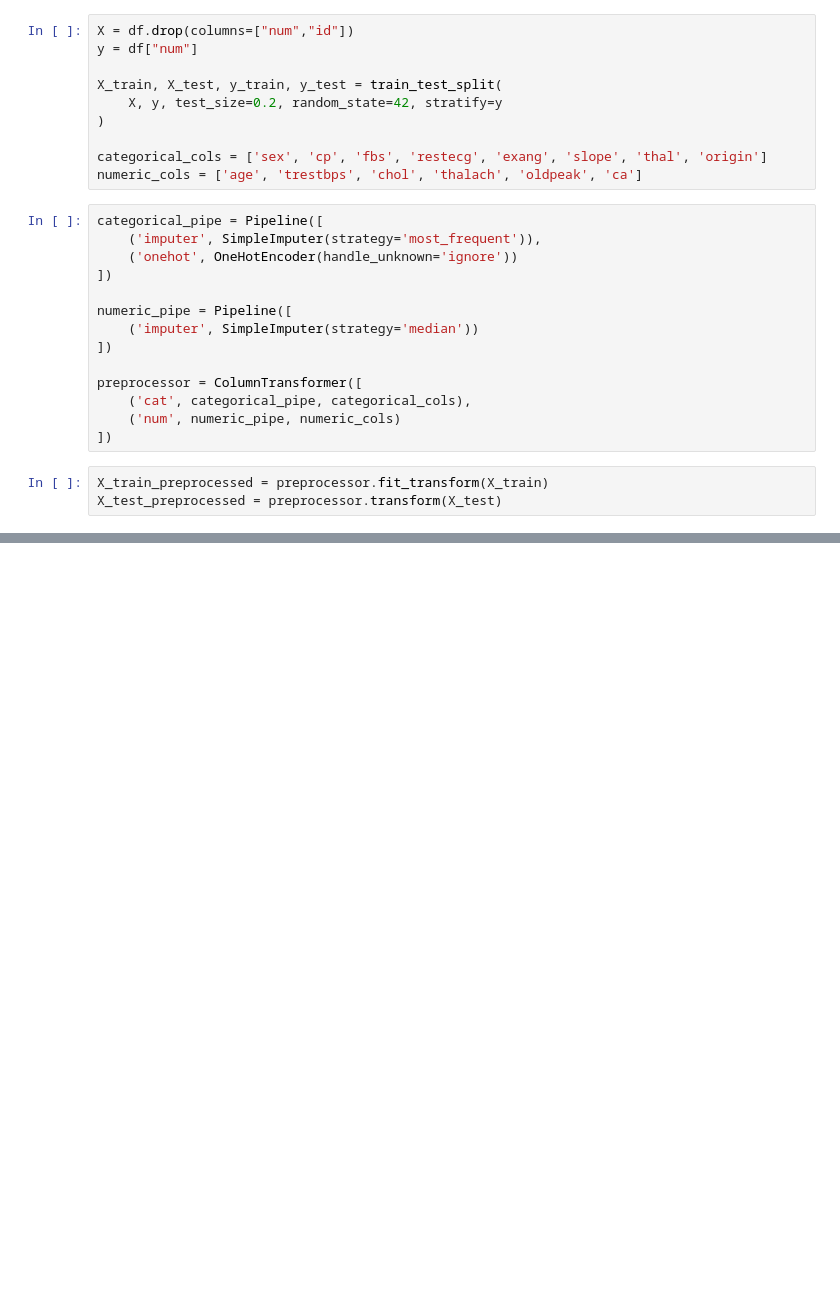
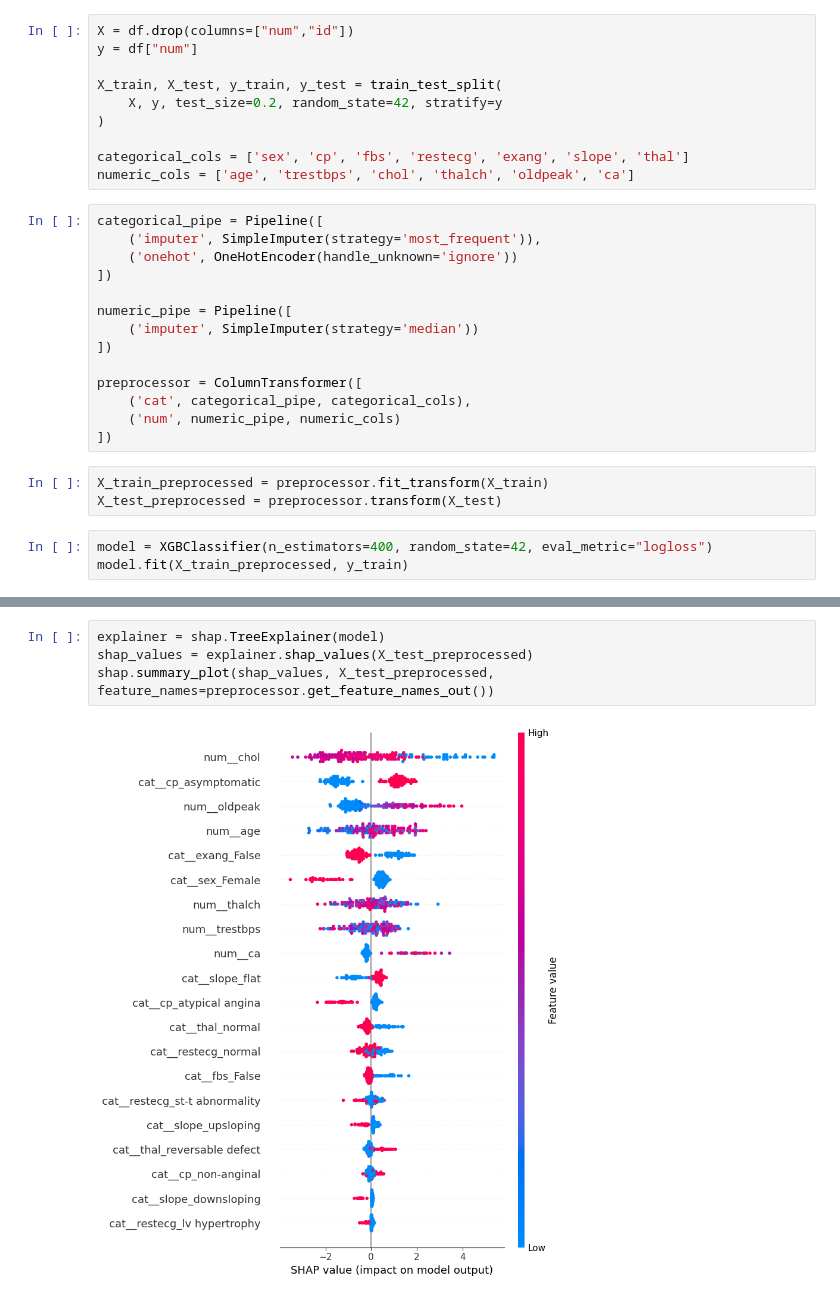
Before and after one commit to NevTheDev0/MachineLearningMiniProjects, a Jupyter notebook: Heartdiseaseclassifier/classifier.ipynb, the cells around one changed output, grey strips where cells are left out. Cells and saved outputs as stored; diff of their text form; blank space fills up the shorter version.

```diff
--- a/Heartdiseaseclassifier/classifier.ipynb
+++ b/Heartdiseaseclassifier/classifier.ipynb
@@ -27,8 +28,8 @@ X_train, X_test, y_train, y_test = train_test_split(
     X, y, test_size=0.2, random_state=42, stratify=y
 )
 
-categorical_cols = ['sex', 'cp', 'fbs', 'restecg', 'exang', 'slope', 'thal', 'origin']
-numeric_cols = ['age', 'trestbps', 'chol', 'thalach', 'oldpeak', 'ca']
+categorical_cols = ['sex', 'cp', 'fbs', 'restecg', 'exang', 'slope', 'thal']
+numeric_cols = ['age', 'trestbps', 'chol', 'thalch', 'oldpeak', 'ca']
 # %%
 categorical_pipe = Pipeline([
     ('imputer', SimpleImputer(strategy='most_frequent')),
@@ -46,3 +47,6 @@ preprocessor = ColumnTransformer([
 # %%
 X_train_preprocessed = preprocessor.fit_transform(X_train)
 X_test_preprocessed = preprocessor.transform(X_test)
+# %%
+model = XGBClassifier(n_estimators=400, random_state=42, eval_metric="logloss")
+model.fit(X_train_preprocessed, y_train)
@@ -48,0 +87,6 @@ X_test_preprocessed = preprocessor.transform(X_test)
+# %%
+explainer = shap.TreeExplainer(model)
+shap_values = explainer.shap_values(X_test_preprocessed)
+shap.summary_plot(shap_values, X_test_preprocessed, feature_names=preprocessor.get_feature_names_out())
+# %% [output]
+[figure, added]
```
Also changed, not shown: parts of 3 cells of this notebook.
